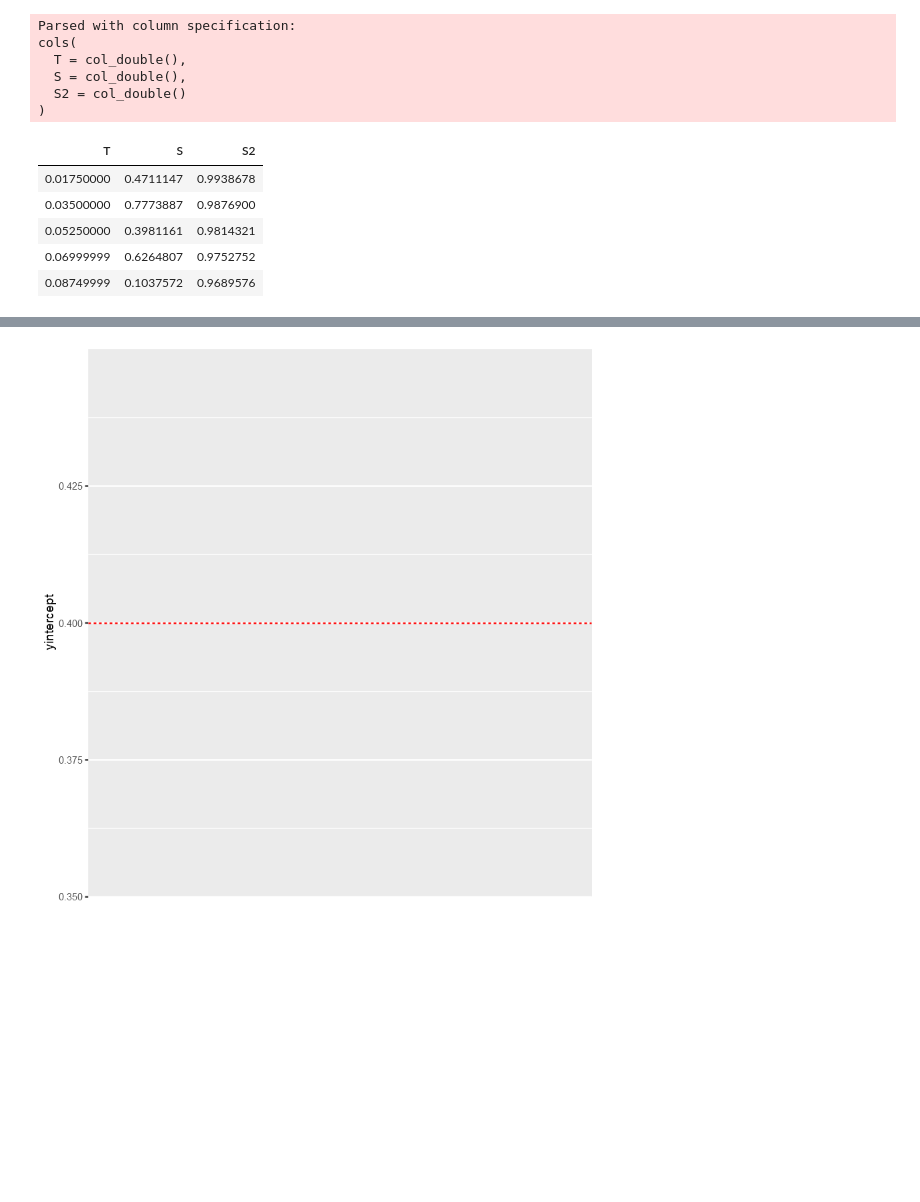
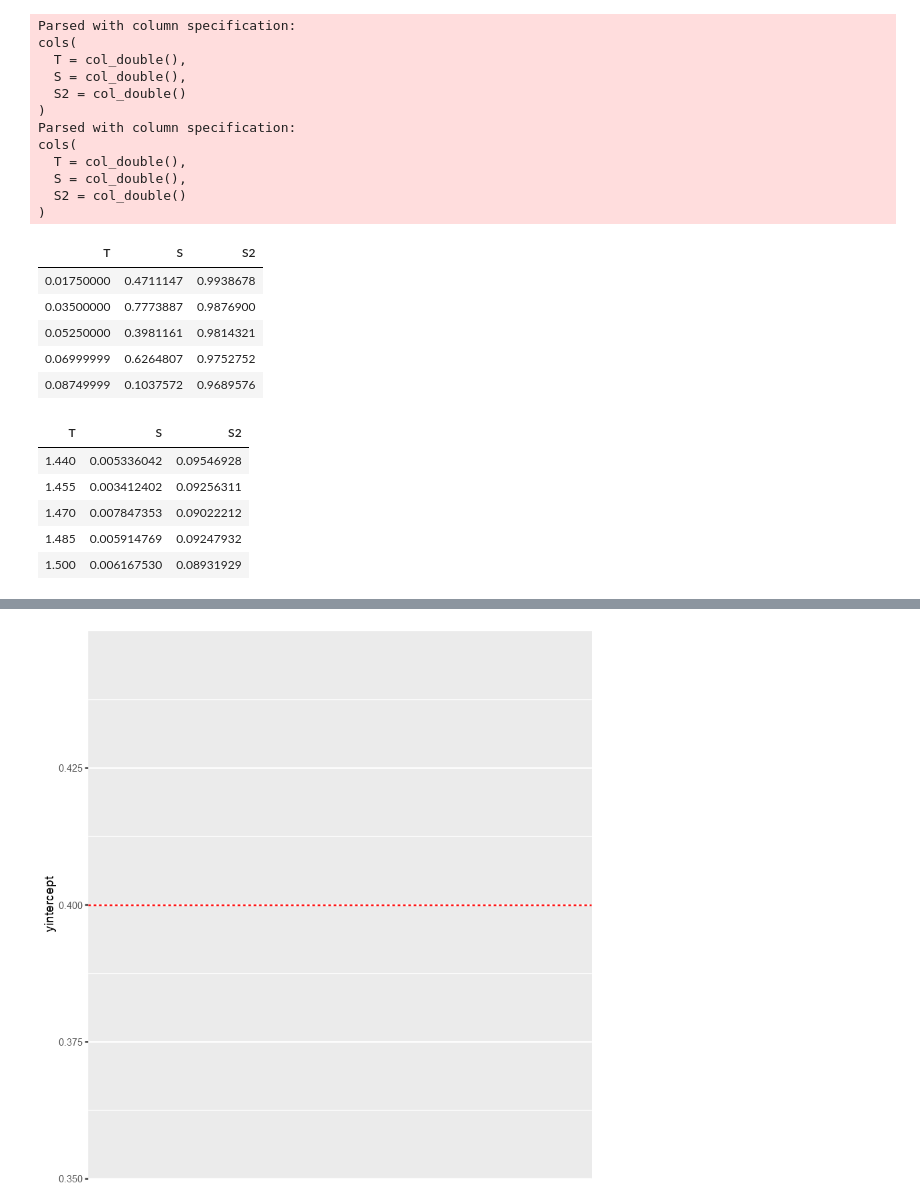
Before and after one commit to Squaess/StatisticalPhysics, a Jupyter notebook: nlc/v2/make_results.ipynb, the cells around one changed output, grey strips where cells are left out. Drawn from its saved outputs; the diff is of its cells as text; code cells hidden in the pictures; blank space fills up the shorter version.

```diff
--- a/nlc/v2/make_results.ipynb
+++ b/nlc/v2/make_results.ipynb
@@ -2,6 +2,7 @@
 library(tidyverse)
 # %%
 data <- read_csv("result.csv")
+data2 <- read_csv("result2.csv")
 # %% [output]
 Parsed with column specification:
 cols(
@@ -9,15 +10,28 @@ cols(
   S = col_double(),
   S2 = col_double()
 )
+Parsed with column specification:
+cols(
+  T = col_double(),
+  S = col_double(),
+  S2 = col_double()
+)
 # %%
 head(data, 5)
+tail(data, 5)
 # %% [output]
 | T | S | S2 |
 | 0.01750000 | 0.4711147 | 0.9938678 |
 | 0.03500000 | 0.7773887 | 0.9876900 |
 | 0.05250000 | 0.3981161 | 0.9814321 |
 | 0.06999999 | 0.6264807 | 0.9752752 |
 | 0.08749999 | 0.1037572 | 0.9689576 |
+| T | S | S2 |
+| 1.440 | 0.005336042 | 0.09546928 |
+| 1.455 | 0.003412402 | 0.09256311 |
+| 1.470 | 0.007847353 | 0.09022212 |
+| 1.485 | 0.005914769 | 0.09247932 |
+| 1.500 | 0.006167530 | 0.08931929 |
 # %%
 # ggplot() + geom_point(data = data, aes(T, S), color="red") + geom_point(data = data, aes(T, S2), color="blue") +
 ggplot() + geom_point(data = data, aes(T, S2), color="blue") +
```
Also changed, not shown: parts of 3 cells of this notebook, 4 other files.
